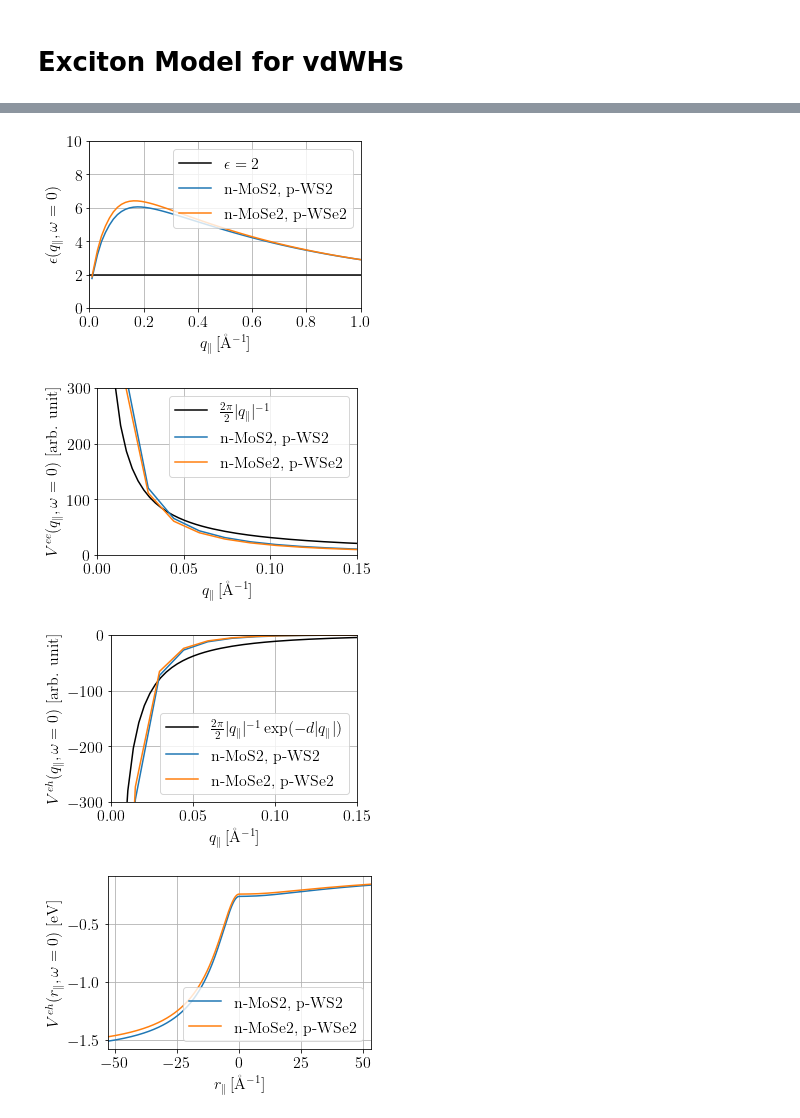
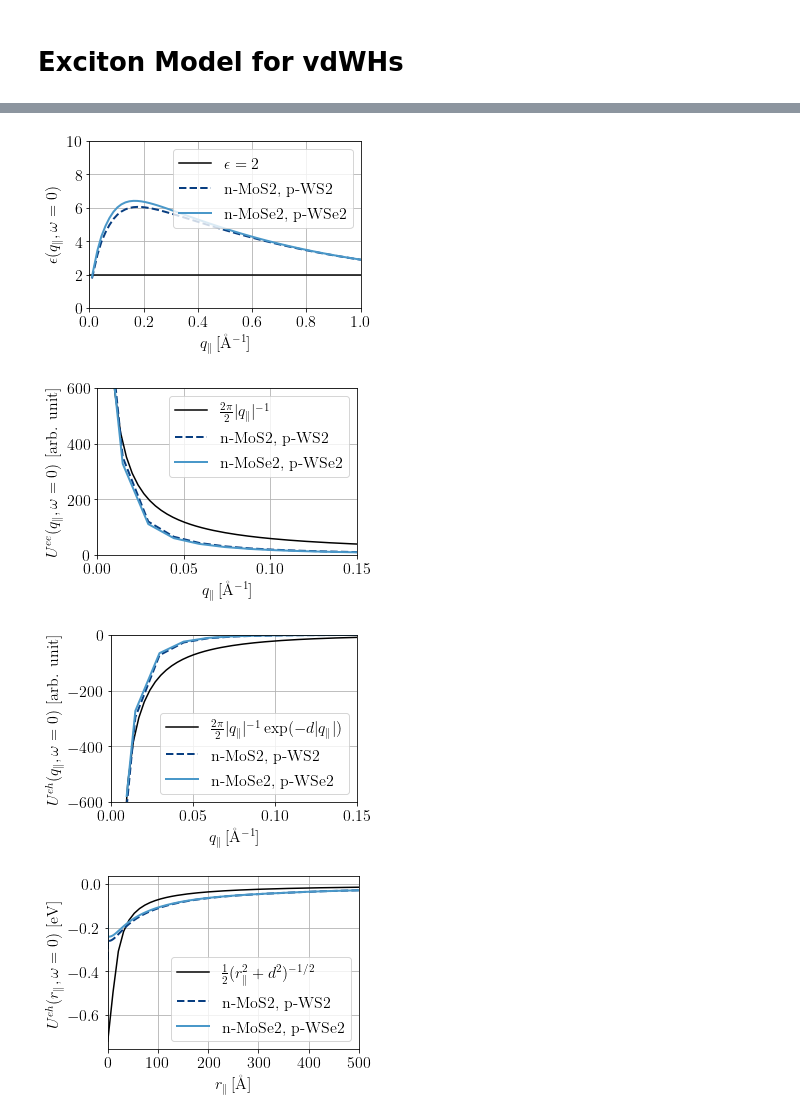
Before and after one commit to runehoejlund/dft-superfluids, a Jupyter notebook: hetereostructure_results/hetereostructure_analysis.ipynb, the cells around one changed output, grey strips where cells are left out. Cells and saved outputs as stored; diff of their text form; code cells hidden in the pictures.

Commit message:
HS units, plot colors and V(r)

```diff
--- a/hetereostructure_results/hetereostructure_analysis.ipynb
+++ b/hetereostructure_results/hetereostructure_analysis.ipynb
@@ -74,9 +76,12 @@ def read_bilayer(bilayer):
 r = vdWH_data['r']
 q = vdWH_data['q']
 q_anal = np.linspace(0.0001, q[-1], 300)
+r_anal = np.linspace(0, r[-1], 1000)
 eps_const = 2
-V_ee_2D_coulomb = (2*np.pi/eps_const) * 1/np.abs(q_anal)
+U_ee_2D_coulomb = (2*np.pi/eps_const) * 1/np.abs(q_anal*Bohr)
 
 d_BN = get_thickness('BN')
 d_barrier = nFilling*d_BN
-V_eh_2D_coulomb = -V_ee_2D_coulomb*np.exp(-d_barrier*q_anal)
+U_eh_2D_coulomb = -U_ee_2D_coulomb*np.exp(-(d_barrier/Bohr)*(q_anal*Bohr))
+
+U_eh_2D_coulomb_r = Hartree * (1/eps_const) * 1/np.sqrt((r_anal/Bohr)**2 + (d_barrier/Bohr)**2)
@@ -84,9 +101,9 @@ V_eh_2D_coulomb = -V_ee_2D_coulomb*np.exp(-d_barrier*q_anal)
 q_i_start = 2
 plt.figure(2, figsize=(5,3.5))
 plt.plot(np.linspace(0,1, 200), eps_const*np.ones(200),'k-', label=r'$\epsilon = 2$')
-for bilayer in ['n-MoS2, p-WS2', 'n-MoSe2, p-WSe2']:
-    _, _, _, epsM = read_bilayer(bilayer)
-    plt.plot(q[q_i_start:], epsM[q_i_start:].real, label=bilayer)
+for (i, bilayer) in enumerate(['n-MoS2, p-WS2', 'n-MoSe2, p-WSe2']):
+    _, _, _, epsM, E_b = read_bilayer(bilayer, vdWH_data)
+    plt.plot(q[q_i_start:], epsM[q_i_start:].real, markers[i % len(markers)], linewidth=2, label=bilayer, color=get_color(E_b))
 plt.xlim(0,1)
 plt.ylim(0,10)
 plt.xlabel(r'$q_\parallel \, [\mathrm{\AA^{-1}}$]')
@@ -95,67 +112,67 @@ plt.legend()
 # plt.title("Screened potential for all materials")
 plt.grid()
 plt.tight_layout()
-plt.savefig('./plots/vdWH_dielectric_func.svg')
+plt.savefig('./plots/vdWH_dielectric_func.pdf')
 plt.savefig('./plots/vdWH_dielectric_func.png')
 plt.show()
 # %% [output]
-[figure, old version]
+[figure, new version]
 # %%
 q_i_start = 2
-plt.figure(2, figsize=(5,3.5))
-plt.plot(q_anal, V_ee_2D_coulomb,'k-', label=r'$\frac{ 2\pi}{ 2 } |q_\parallel|^{-1}$')
-for bilayer in ['n-MoS2, p-WS2', 'n-MoSe2, p-WSe2']:
-    V_ee, _, _, _ = read_bilayer(bilayer)
-    plt.plot(q[q_i_start:], V_ee[q_i_start:].real, label=bilayer)
+plt.figure(3, figsize=(5,3.5))
+plt.plot(q_anal, U_ee_2D_coulomb,'k-', label=r'$\frac{ 2\pi}{ 2 } |q_\parallel|^{-1}$')
+for (i, bilayer) in enumerate(['n-MoS2, p-WS2', 'n-MoSe2, p-WSe2']):
+    U_ee, _, _, _, E_b = read_bilayer(bilayer, vdWH_data)
+    plt.plot(q[q_i_start:], U_ee[q_i_start:].real, markers[i % len(markers)], linewidth=2, label=bilayer, color=get_color(E_b))
 plt.xlim(0,0.15)
-plt.ylim(0,300)
+plt.ylim(0,600)
 plt.xlabel(r'$q_\parallel \, [\mathrm{\AA^{-1}}$]')
-plt.ylabel(r'$V^{ee}(q_\parallel, \omega=0)$ [arb. unit]')
+plt.ylabel(r'$U^{ee}(q_\parallel, \omega=0)$ [arb. unit]')
 plt.legend()
 # plt.title("Screened potential for all materials")
 plt.grid()
 plt.tight_layout()
-plt.savefig('./plots/vdWH_V_ee.svg')
-plt.savefig('./plots/vdWH_V_ee.png')
+plt.savefig('./plots/vdWH_U_ee.pdf')
+plt.savefig('./plots/vdWH_U_ee.png')
 plt.show()
 # %% [output]
-[figure, old version]
+[figure, new version]
 # %%
 q_i_start = 2
-plt.figure(2, figsize=(5,3.5))
-plt.plot(q_anal, V_eh_2D_coulomb,'k-', label=r'$\frac{ 2\pi }{ 2 } |q_\parallel|^{-1} \exp(-d |q_\parallel|) $')
-for bilayer in ['n-MoS2, p-WS2', 'n-MoSe2, p-WSe2']:
-    _, V_eh, _, _ = read_bilayer(bilayer)
-    plt.plot(q[q_i_start:], V_eh[q_i_start:].real, label=bilayer)
+plt.figure(4, figsize=(5,3.5))
+plt.plot(q_anal, U_eh_2D_coulomb,'k-', label=r'$\frac{ 2\pi }{ 2 } |q_\parallel|^{-1} \exp(-d |q_\parallel|) $')
+for (i, bilayer) in enumerate(['n-MoS2, p-WS2', 'n-MoSe2, p-WSe2']):
+    _, U_eh, _, _, E_b = read_bilayer(bilayer, vdWH_data)
+    plt.plot(q[q_i_start:], U_eh[q_i_start:].real, markers[i % len(markers)], linewidth=2, label=bilayer, color=get_color(E_b))
 plt.xlim(0,0.15)
-plt.ylim(-300,0)
+plt.ylim(-600,0)
 plt.xlabel(r'$q_\parallel \, [\mathrm{\AA^{-1}}$]')
-plt.ylabel(r'$V^{eh}(q_\parallel, \omega=0)$ [arb. unit]')
+plt.ylabel(r'$U^{eh}(q_\parallel, \omega=0)$ [arb. unit]')
 plt.legend()
 # plt.title("Screened potential for all materials")
 plt.grid()
 plt.tight_layout()
-plt.savefig('./plots/vdWH_V_eh.svg')
-plt.savefig('./plots/vdWH_V_eh.png')
+plt.savefig('./plots/vdWH_U_eh.pdf')
+plt.savefig('./plots/vdWH_U_eh.png')
 plt.show()
 # %% [output]
-[figure, old version]
+[figure, new version]
 # %%
-plt.figure(2, figsize=(5,3.5))
-# plt.plot(q_anal, V_eh_2D_coulomb,'k-', label=r'$\frac{ 2\pi }{ 2 } |q_\parallel|^{-1} \exp(-d |q_\parallel|) $')
-for bilayer in ['n-MoS2, p-WS2', 'n-MoSe2, p-WSe2']:
-    _, _, V_eh_r, _ = read_bilayer(bilayer)
-    plt.plot(r, V_eh_r, label=bilayer)
-plt.xlim(-100*Bohr,100*Bohr)
+plt.figure(5, figsize=(5,3.5))
+plt.plot(r_anal, -U_eh_2D_coulomb_r,'k-', label=r'$\frac{ 1 }{ 2 } (r_\parallel^2 + d^2)^{-1/2}$')
+for (i, bilayer) in enumerate(['n-MoS2, p-WS2', 'n-MoSe2, p-WSe2']):
+    _, _, U_eh_r, _, E_b = read_bilayer(bilayer, vdWH_data)
+    plt.plot(r, U_eh_r, markers[i % len(markers)], linewidth=2, label=bilayer, color=get_color(E_b))
+plt.xlim(0,500)
 # plt.ylim(-300,0)
-plt.xlabel(r'$r_\parallel \, [\mathrm{\AA^{-1}}$]')
-plt.ylabel(r'$V^{eh}(r_\parallel, \omega=0)$ [eV]')
+plt.xlabel(r'$r_\parallel \, [\mathrm{Å}$]')
+plt.ylabel(r'$U^{eh}(r_\parallel, \omega=0)$ [eV]')
 plt.legend()
 # plt.title("Screened potential for all materials")
 plt.grid()
 plt.tight_layout()
-plt.savefig('./plots/vdWH_V_eh_r.svg')
-plt.savefig('./plots/vdWH_V_eh_r.png')
+plt.savefig('./plots/vdWH_U_eh_r.pdf')
+plt.savefig('./plots/vdWH_U_eh_r.png')
 plt.show()
 # %% [output]
-[figure, old version]
+[figure, new version]
```
Also changed, not shown: parts of 8 cells of this notebook, 11 other files.
